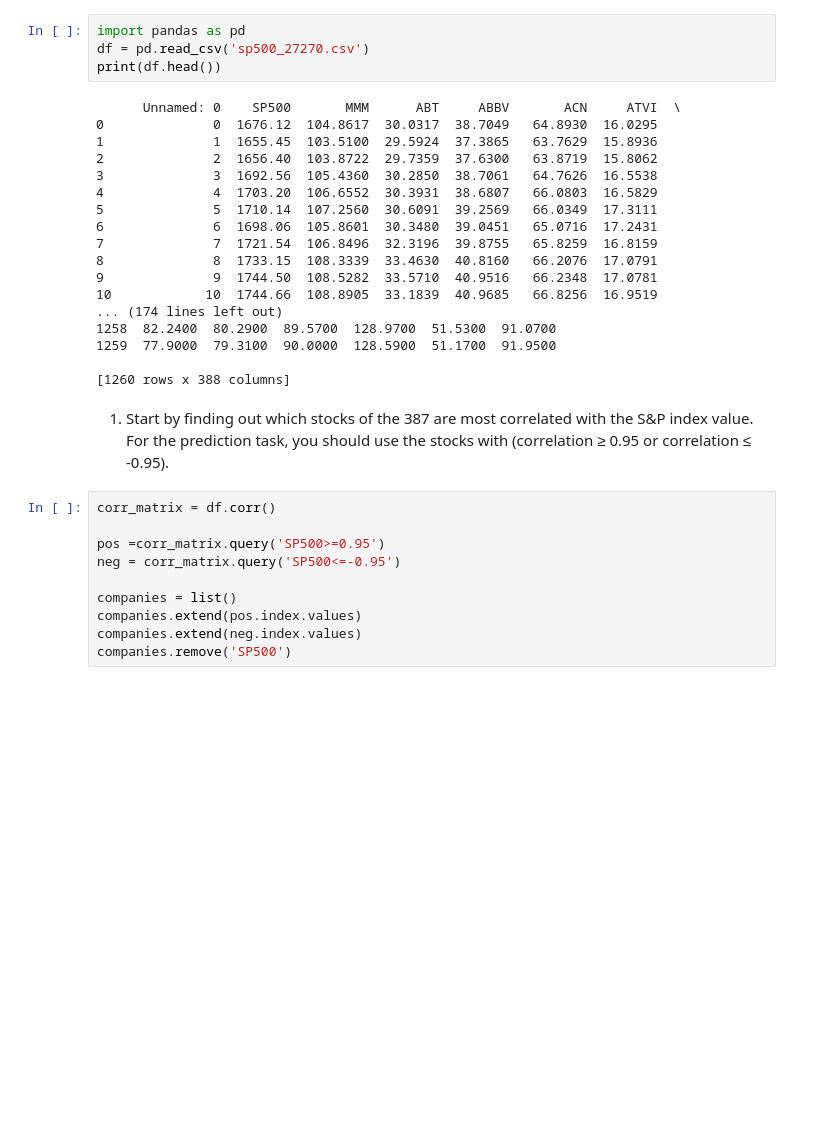
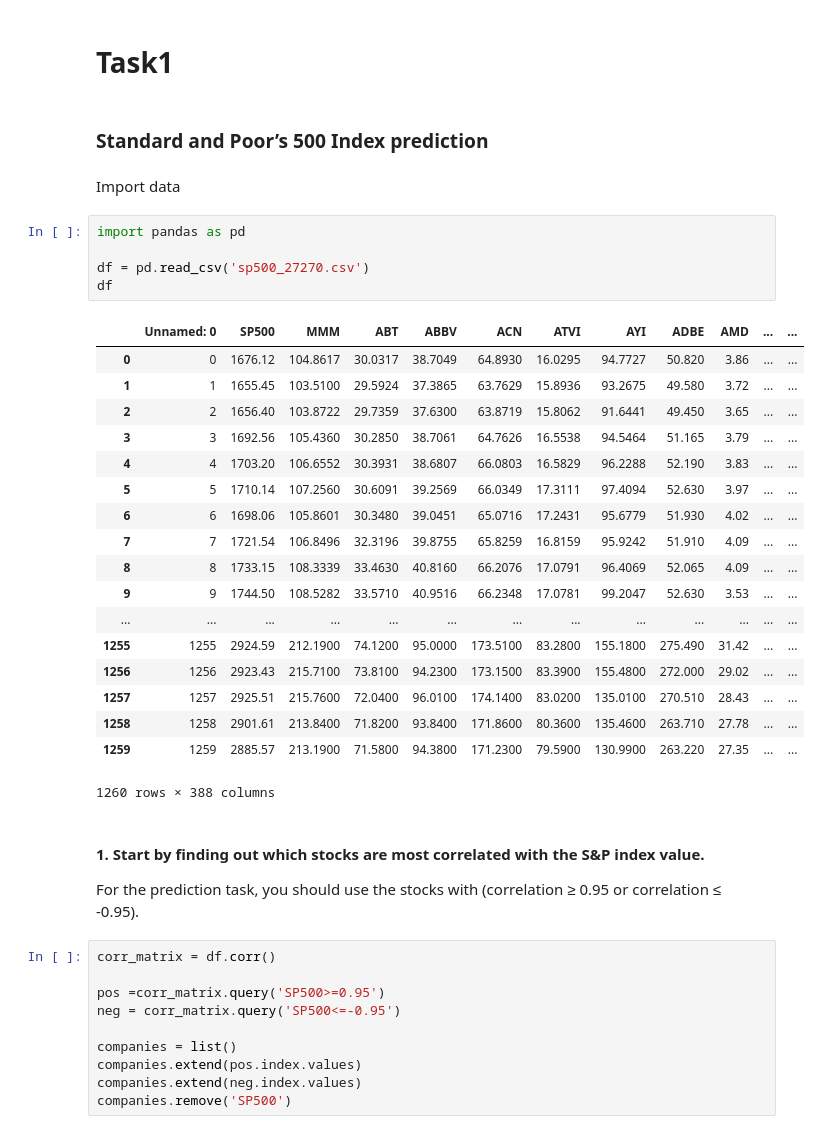
Before and after one commit to markrofail/CSEN_1067_project1, a Jupyter notebook: Task1.ipynb, the cells around one changed output. Saved outputs shown, nothing was run; the diff lists cells and outputs as text; blank space fills up the shorter version.

Commit message:
feat: finish Task1 and Task2

```diff
--- a/Task1.ipynb
+++ b/Task1.ipynb
@@ -1,29 +1,36 @@
+# %% [markdown]
+# Task1
+# %% [markdown]
+### Standard and Poor’s 500 Index prediction
+# %% [markdown]
+Import data
 # %%
 import pandas as pd
+
 df = pd.read_csv('sp500_27270.csv')
-print(df.head())
+df
 # %% [output]
+|  | Unnamed: 0 | SP500 | MMM | ABT | ABBV | ACN | ATVI | AYI | ADBE | AMD | ... | ... |
+| 0 | 0 | 1676.12 | 104.8617 | 30.0317 | 38.7049 | 64.8930 | 16.0295 | 94.7727 | 50.820 | 3.86 | ... | ... |
+| 1 | 1 | 1655.45 | 103.5100 | 29.5924 | 37.3865 | 63.7629 | 15.8936 | 93.2675 | 49.580 | 3.72 | ... | ... |
+| 2 | 2 | 1656.40 | 103.8722 | 29.7359 | 37.6300 | 63.8719 | 15.8062 | 91.6441 | 49.450 | 3.65 | ... | ... |
+| 3 | 3 | 1692.56 | 105.4360 | 30.2850 | 38.7061 | 64.7626 | 16.5538 | 94.5464 | 51.165 | 3.79 | ... | ... |
+| 4 | 4 | 1703.20 | 106.6552 | 30.3931 | 38.6807 | 66.0803 | 16.5829 | 96.2288 | 52.190 | 3.83 | ... | ... |
+| 5 | 5 | 1710.14 | 107.2560 | 30.6091 | 39.2569 | 66.0349 | 17.3111 | 97.4094 | 52.630 | 3.97 | ... | ... |
+| 6 | 6 | 1698.06 | 105.8601 | 30.3480 | 39.0451 | 65.0716 | 17.2431 | 95.6779 | 51.930 | 4.02 | ... | ... |
+| 7 | 7 | 1721.54 | 106.8496 | 32.3196 | 39.8755 | 65.8259 | 16.8159 | 95.9242 | 51.910 | 4.09 | ... | ... |
+| 8 | 8 | 1733.15 | 108.3339 | 33.4630 | 40.8160 | 66.2076 | 17.0791 | 96.4069 | 52.065 | 4.09 | ... | ... |
+| 9 | 9 | 1744.50 | 108.5282 | 33.5710 | 40.9516 | 66.2348 | 17.0781 | 99.2047 | 52.630 | 3.53 | ... | ... |
+| ... | ... | ... | ... | ... | ... | ... | ... | ... | ... | ... | ... | ... |
+| 1255 | 1255 | 2924.59 | 212.1900 | 74.1200 | 95.0000 | 173.5100 | 83.2800 | 155.1800 | 275.490 | 31.42 | ... | ... |
+| 1256 | 1256 | 2923.43 | 215.7100 | 73.8100 | 94.2300 | 173.1500 | 83.3900 | 155.4800 | 272.000 | 29.02 | ... | ... |
+| 1257 | 1257 | 2925.51 | 215.7600 | 72.0400 | 96.0100 | 174.1400 | 83.0200 | 135.0100 | 270.510 | 28.43 | ... | ... |
+| 1258 | 1258 | 2901.61 | 213.8400 | 71.8200 | 93.8400 | 171.8600 | 80.3600 | 135.4600 | 263.710 | 27.78 | ... | ... |
+| 1259 | 1259 | 2885.57 | 213.1900 | 71.5800 | 94.3800 | 171.2300 | 79.5900 | 130.9900 | 263.220 | 27.35 | ... | ... |
-      Unnamed: 0    SP500       MMM      ABT     ABBV       ACN     ATVI  \
-0              0  1676.12  104.8617  30.0317  38.7049   64.8930  16.0295
-1              1  1655.45  103.5100  29.5924  37.3865   63.7629  15.8936
-2              2  1656.40  103.8722  29.7359  37.6300   63.8719  15.8062
-3              3  1692.56  105.4360  30.2850  38.7061   64.7626  16.5538
-4              4  1703.20  106.6552  30.3931  38.6807   66.0803  16.5829
-5              5  1710.14  107.2560  30.6091  39.2569   66.0349  17.3111
-6              6  1698.06  105.8601  30.3480  39.0451   65.0716  17.2431
-7              7  1721.54  106.8496  32.3196  39.8755   65.8259  16.8159
-8              8  1733.15  108.3339  33.4630  40.8160   66.2076  17.0791
-9              9  1744.50  108.5282  33.5710  40.9516   66.2348  17.0781
-10            10  1744.66  108.8905  33.1839  40.9685   66.8256  16.9519
-... (174 lines left out)
-1258  82.2400  80.2900  89.5700  128.9700  51.5300  91.0700
-1259  77.9000  79.3100  90.0000  128.5900  51.1700  91.9500
-
-[1260 rows x 388 columns]
+1260 rows × 388 columns
 # %% [markdown]
-1. Start by finding out which stocks of the 387 are most correlated
-with the S&P index value. For the prediction task, you should use
-the stocks with (correlation ≥ 0.95 or correlation ≤ -0.95).
+#### 1. Start by finding out which stocks are most correlated with the S&P index value.
+For the prediction task, you should use the stocks with (correlation ≥ 0.95 or correlation ≤ -0.95).
 # %%
 corr_matrix = df.corr()
 
```
Also changed, not shown: parts of 29 cells of this notebook, 2 other files.
